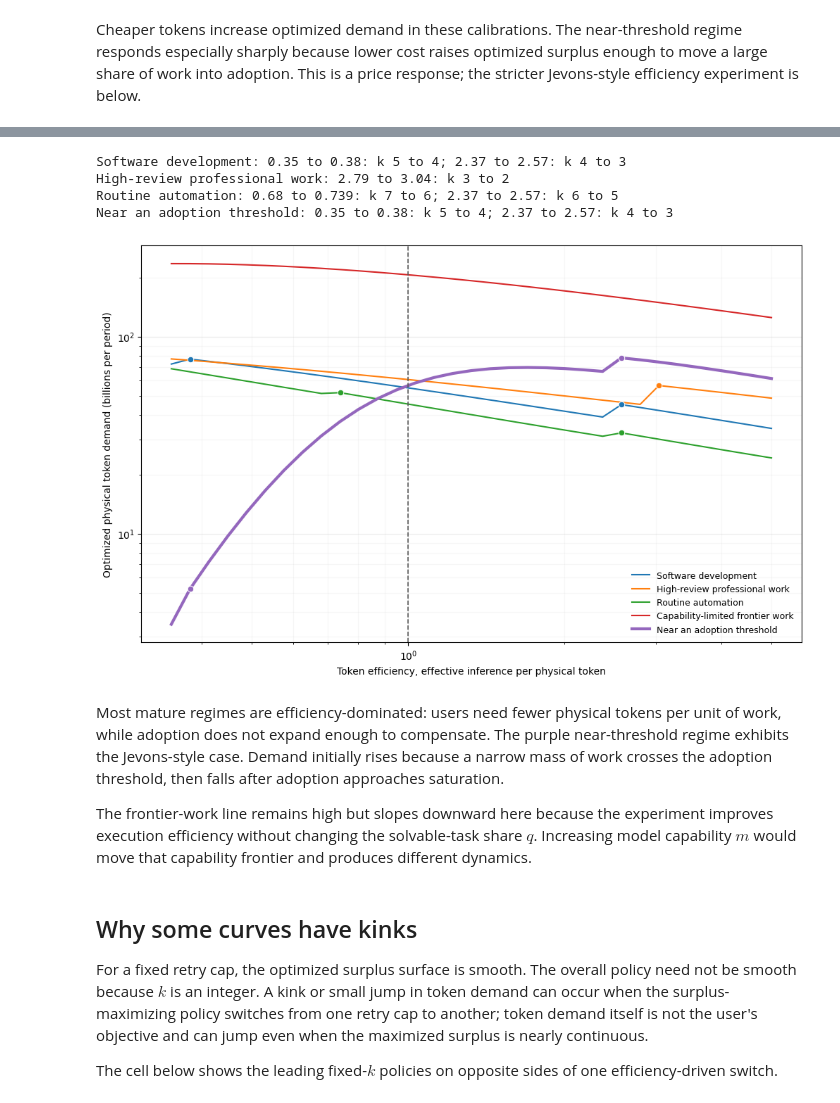
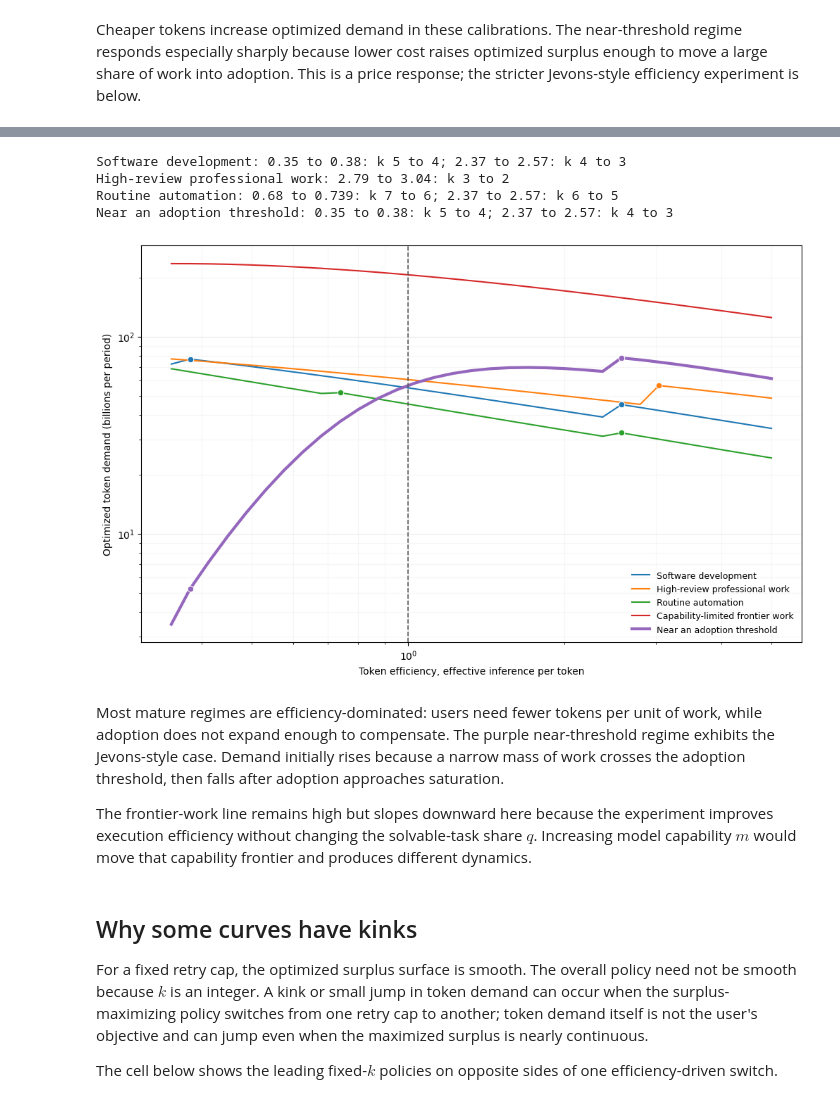
Before and after one commit to theothersteven/modeling-token-demand, a Jupyter notebook: notebooks/comparative_statics.ipynb, the cells around one changed output, grey strips where cells are left out. Drawn from its saved outputs; the diff is of its cells as text; code cells hidden in the pictures.

```diff
--- a/notebooks/comparative_statics.ipynb
+++ b/notebooks/comparative_statics.ipynb
@@ -139,7 +139,7 @@ def plot_demand(values, results, xlabel, filename, baseline_value, reverse_x=Fal
     if reverse_x:
         ax.invert_xaxis()
     ax.set_xlabel(xlabel)
-    ax.set_ylabel("Optimized physical token demand (billions per period)")
+    ax.set_ylabel("Optimized token demand (billions per period)")
     ax.grid(which="major", alpha=0.25)
     ax.grid(which="minor", alpha=0.10)
     ax.legend(frameon=False, fontsize=9)
@@ -215,22 +215,22 @@ Higher $\eta$ means each physical token buys more effective inference while mode
 # %%
 token_efficiencies = np.geomspace(0.35, 5.0, 33)
 efficiency_results = solve_axis("token_efficiency", token_efficiencies)
 print_retry_switches(token_efficiencies, efficiency_results)
 efficiency_figure = plot_demand(
     token_efficiencies,
     efficiency_results,
-    xlabel="Token efficiency, effective inference per physical token",
+    xlabel="Token efficiency, effective inference per token",
     filename="token-demand-vs-efficiency.png",
     baseline_value=1.0,
 )
 # %% [output]
 Software development: 0.35 to 0.38: k 5 to 4; 2.37 to 2.57: k 4 to 3
 High-review professional work: 2.79 to 3.04: k 3 to 2
 Routine automation: 0.68 to 0.739: k 7 to 6; 2.37 to 2.57: k 6 to 5
 Near an adoption threshold: 0.35 to 0.38: k 5 to 4; 2.37 to 2.57: k 4 to 3
-[figure, old version]
+[figure, new version]
 # %% [markdown]
-Most mature regimes are efficiency-dominated: users need fewer physical tokens per unit of work, while adoption does not expand enough to compensate. The purple near-threshold regime exhibits the Jevons-style case. Demand initially rises because a narrow mass of work crosses the adoption threshold, then falls after adoption approaches saturation.
+Most mature regimes are efficiency-dominated: users need fewer tokens per unit of work, while adoption does not expand enough to compensate. The purple near-threshold regime exhibits the Jevons-style case. Demand initially rises because a narrow mass of work crosses the adoption threshold, then falls after adoption approaches saturation.
 
 The frontier-work line remains high but slopes downward here because the experiment improves execution efficiency without changing the solvable-task share $q$. Increasing model capability $m$ would move that capability frontier and produces different dynamics.
 # %% [markdown]
```
Also changed, not shown: parts of 3 cells of this notebook, 5 other files.
